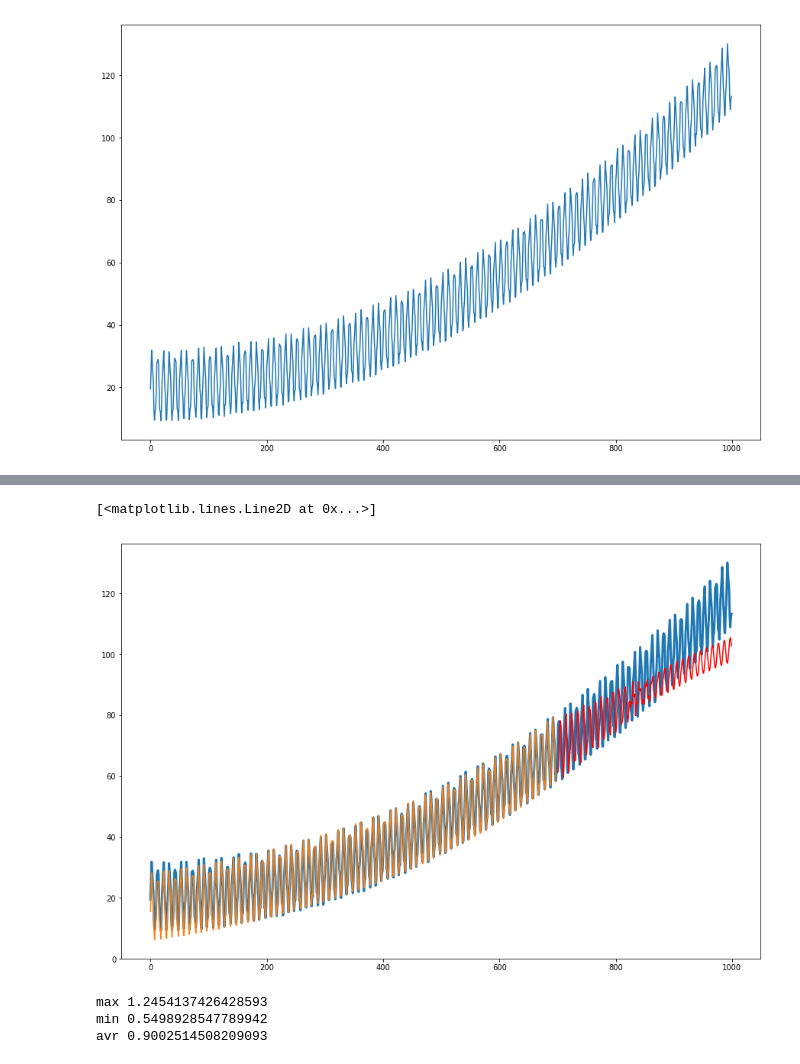
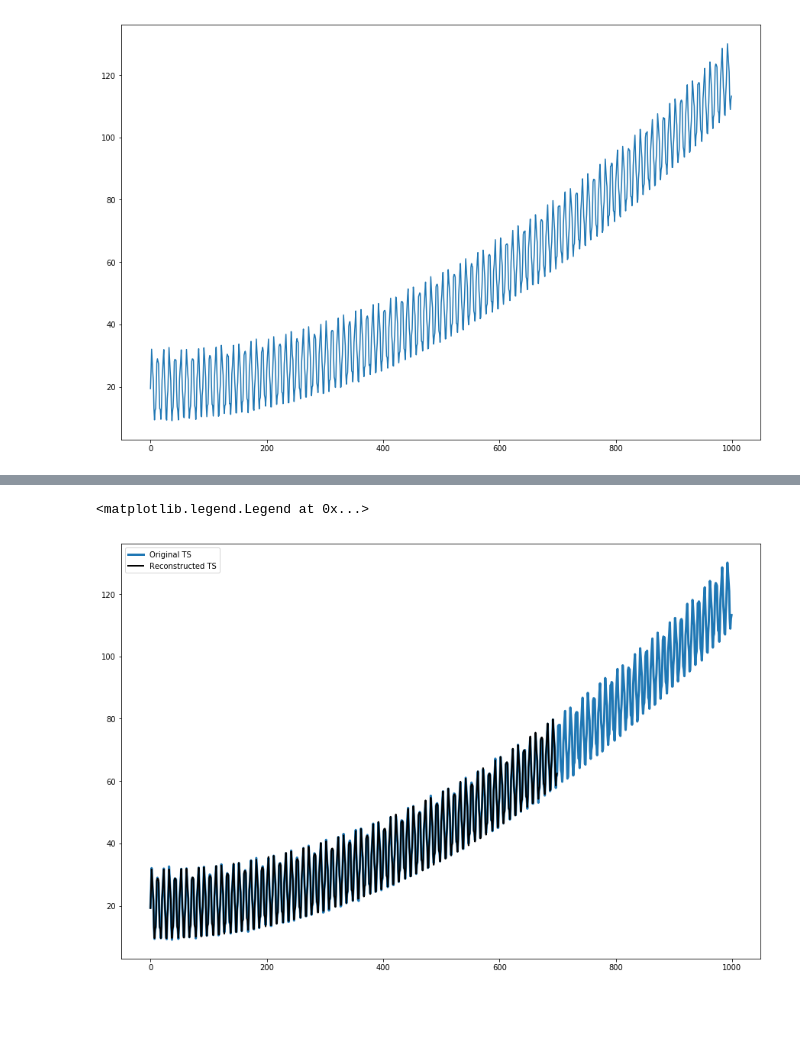
Before and after one commit to kiryakm/SSA, a Jupyter notebook: Example.ipynb, the cells around one changed output, grey strips where cells are left out. Drawn from its saved outputs; the diff is of its cells as text; code cells hidden in the pictures; blank space fills up the shorter version.

```diff
--- a/Example.ipynb
+++ b/Example.ipynb
@@ -100,10 +94,11 @@ plt.plot(t, F)
 [<matplotlib.lines.Line2D at 0x...>]
 [figure]
 # %%
-ssa = ssaCore.SSA()
-ssa.ssa(F[0:700], L)
-ssa.getComponents(0.8)
+ssa = ssaCore.mySSA(F[0:700])
+ssa.decompose(L)
+print(type(ssa.sContributions))
+ssa.getComponents()
 print(ssa.components)
-ssa.filterComponents(0.02)
+ssa.filterComponents(0.0008)
 print(ssa.components)
 # %% [output]
@@ -131,13 +108,9 @@ ssa.predict(300)
-# %%
-pylab.plot(t, F, linewidth = 3)
-pylab.plot(np.arange(len(ssa.Xf)), ssa.Xf)
-pylab.plot(np.arange(700, 1000), ssa.Xfor, color = "red")
-# %% [output]
-[<matplotlib.lines.Line2D at 0x...>]
-[figure, removed]
-# %%
-getDif(F[250:300], ssa.Xfor)
-# %% [output]
-max 1.2454137426428593
-min 0.5498928547789942
-avr 0.9002514508209093
+# %%
+tsReconstruct = ssa.reconstruct()
+tsn = np.arange(len(tsReconstruct))
+plt.plot(t, F, linewidth = 3, label = "Original TS")
+plt.plot(tsn, tsReconstruct, color = "black", linewidth = 2, label = "Reconstructed TS")
+plt.legend()
+# %% [output]
+<matplotlib.legend.Legend at 0x...>
+[figure, added]
```
Also changed, not shown: parts of 25 cells of this notebook, 5 other files.
